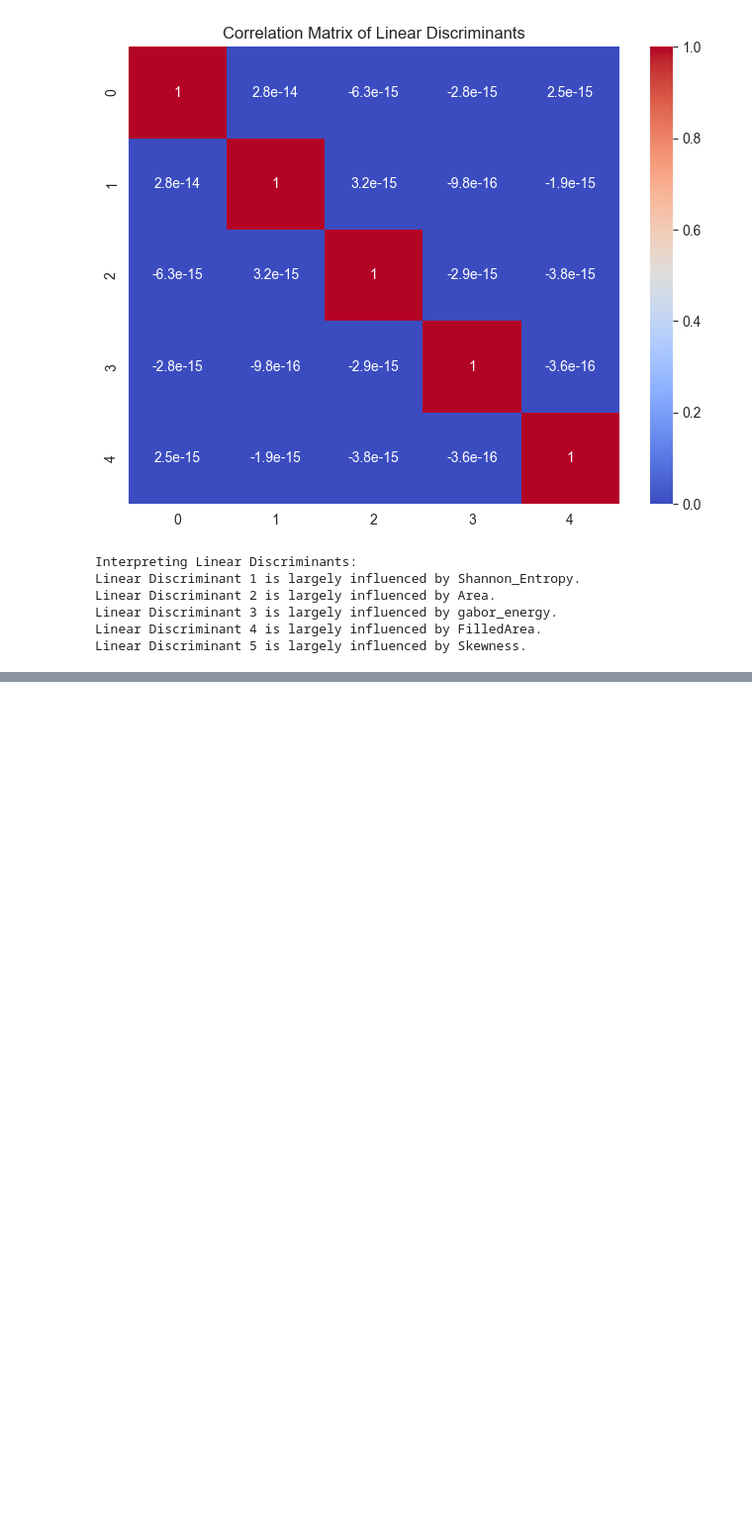
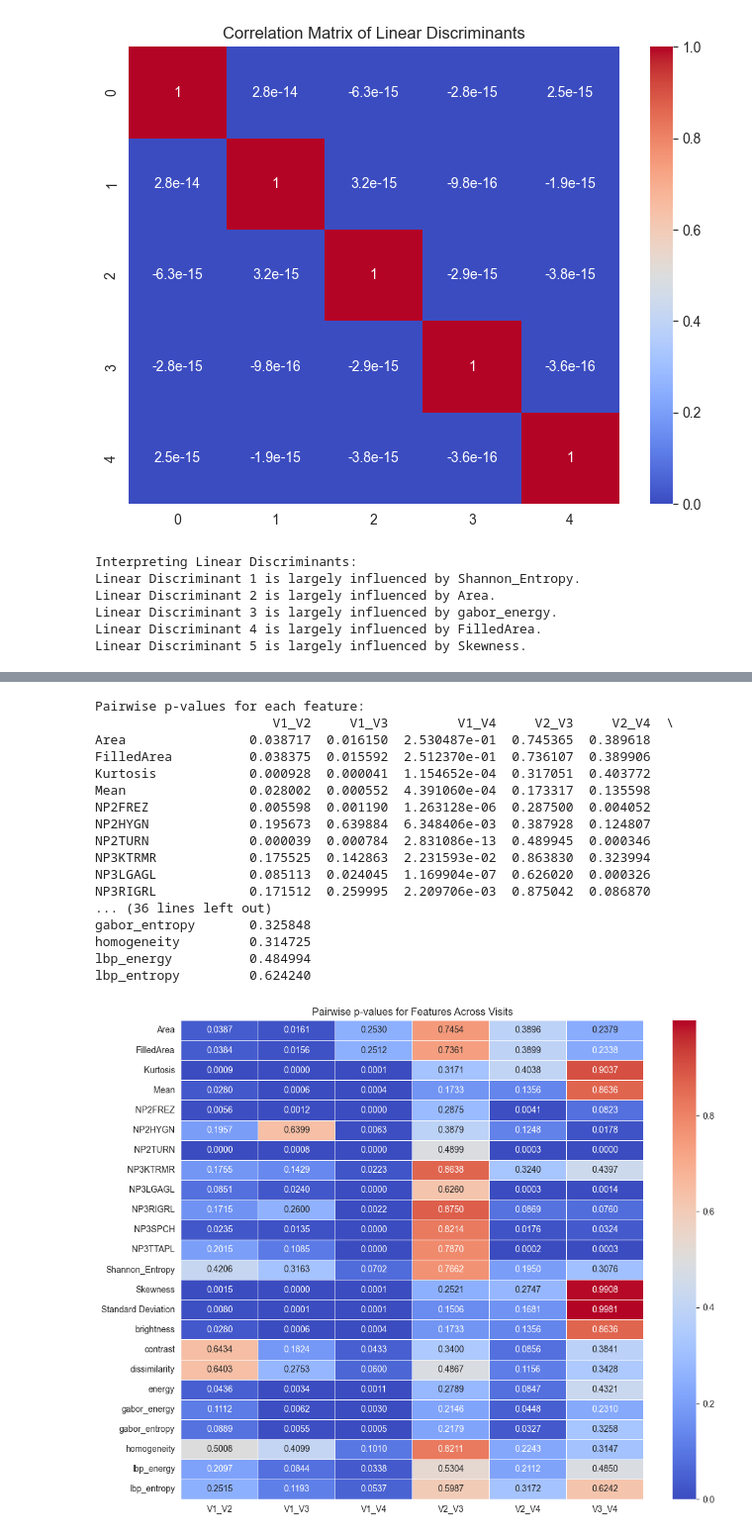
Before and after one commit to iammahbubalam/PPMI_Research_on_Parkinsons, a Jupyter notebook: src/mahbub/D_Reduce.ipynb, the cells around one changed output, grey strips where cells are left out. Shown at 99% size. Drawn from its saved outputs; the diff is of its cells as text; code cells hidden in the pictures; blank space fills up the shorter version.

```diff
--- a/src/mahbub/D_Reduce.ipynb
+++ b/src/mahbub/D_Reduce.ipynb
@@ -834,0 +1311,79 @@ Linear Discriminant 5 is largely influenced by Skewness.
+# %%
+import pandas as pd
+from scipy.stats import ttest_ind
+import numpy as np
+
+# Load your dataset
+data = pd.read_csv("B:/Projects/PycharmProjects/PPMI_Research_on_Parkinson's/src/mahbub/finalDatasetWithUPDRSScore.csv")
+
+# Define your features and visits
+features_to_test = [
+    'FilledArea', 'Mean', 'Standard Deviation', 'Skewness', 'brightness',
+    'contrast', 'lbp_entropy', 'NP3LGAGL', 'NP2FREZ', 'NP2TURN',
+    'gabor_entropy', 'NP3KTRMR', 'NP3TTAPL', 'NP3SPCH',
+    'NP3RIGRL', 'homogeneity', 'gabor_energy', 'energy', 'dissimilarity',
+    'Shannon_Entropy', 'NP2HYGN', 'Area', 'lbp_energy', 'Kurtosis'
+]
+visit_pairs = [('V1', 'V2'), ('V1', 'V3'), ('V1', 'V4'), ('V2', 'V3'), ('V2', 'V4'), ('V3', 'V4')]
+
+# Initialize dictionary to store results
+pairwise_p_values = {}
+
+# Iterate over each feature
+for feature in features_to_test:
+    feature_p_values = {}
+    for v1, v2 in visit_pairs:
+        # Subset data for each visit
+        data_v1 = data[data['Visit'] == v1][feature].dropna()
+        data_v2 = data[data['Visit'] == v2][feature].dropna()
+
+        if len(data_v1) > 1 and len(data_v2) > 1:  # Ensure there are enough data points
+            # Perform t-test
+            t_stat, p_value = ttest_ind(data_v1, data_v2, nan_policy='omit')
+            feature_p_values[f"{v1}_{v2}"] = p_value
+        else:
+            feature_p_values[f"{v1}_{v2}"] = np.nan  # Not enough data for comparison
+
+    # Store results
+    pairwise_p_values[feature] = feature_p_values
+
+# Convert results to DataFrame for better readability
+pairwise_p_values_df = pd.DataFrame(pairwise_p_values).T
+pairwise_p_values_df.sort_index(inplace=True)
+
+# Save results to CSV
+pairwise_p_values_df.to_csv("pairwise_p_values.csv")
+
+# Print results
+print("Pairwise p-values for each feature:")
+print(pairwise_p_values_df)
+import seaborn as sns
+import matplotlib.pyplot as plt
+
+# Load the DataFrame from CSV if needed
+# pairwise_p_values_df = pd.read_csv("pairwise_p_values.csv", index_col=0)
+
+# Plot the heatmap
+plt.figure(figsize=(12, 10))
+sns.heatmap(pairwise_p_values_df, annot=True, cmap="coolwarm", fmt=".4f", linewidths=0.5)
+plt.title("Pairwise p-values for Features Across Visits")
+plt.show()
+# %% [output]
+Pairwise p-values for each feature:
+                       V1_V2     V1_V3         V1_V4     V2_V3     V2_V4  \
+Area                0.038717  0.016150  2.530487e-01  0.745365  0.389618
+FilledArea          0.038375  0.015592  2.512370e-01  0.736107  0.389906
+Kurtosis            0.000928  0.000041  1.154652e-04  0.317051  0.403772
+Mean                0.028002  0.000552  4.391060e-04  0.173317  0.135598
+NP2FREZ             0.005598  0.001190  1.263128e-06  0.287500  0.004052
+NP2HYGN             0.195673  0.639884  6.348406e-03  0.387928  0.124807
+NP2TURN             0.000039  0.000784  2.831086e-13  0.489945  0.000346
+NP3KTRMR            0.175525  0.142863  2.231593e-02  0.863830  0.323994
+NP3LGAGL            0.085113  0.024045  1.169904e-07  0.626020  0.000326
+NP3RIGRL            0.171512  0.259995  2.209706e-03  0.875042  0.086870
+... (36 lines left out)
+gabor_entropy       0.325848
+homogeneity         0.314725
+lbp_energy          0.484994
+lbp_entropy         0.624240
+[figure, added]
```
Also changed, not shown: parts of 21 cells of this notebook.
